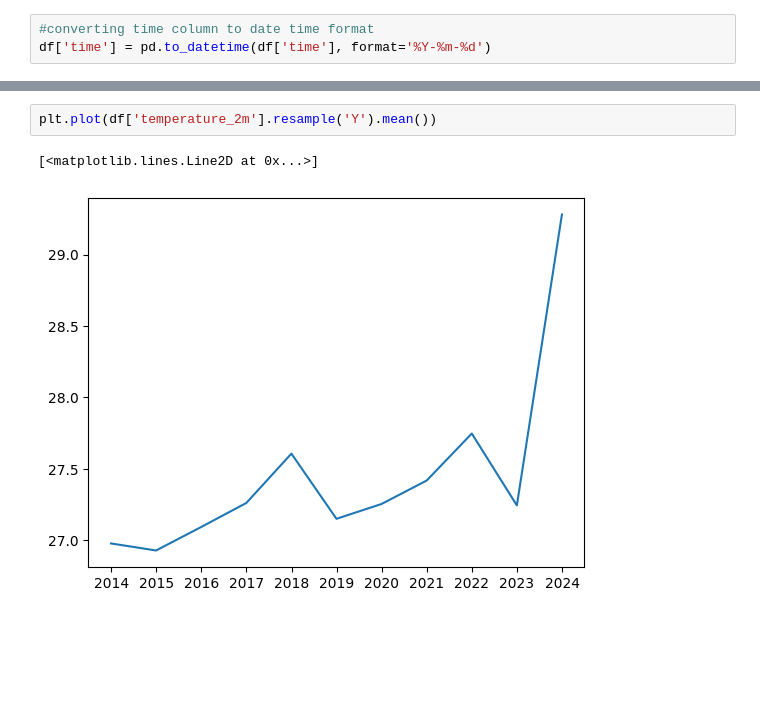
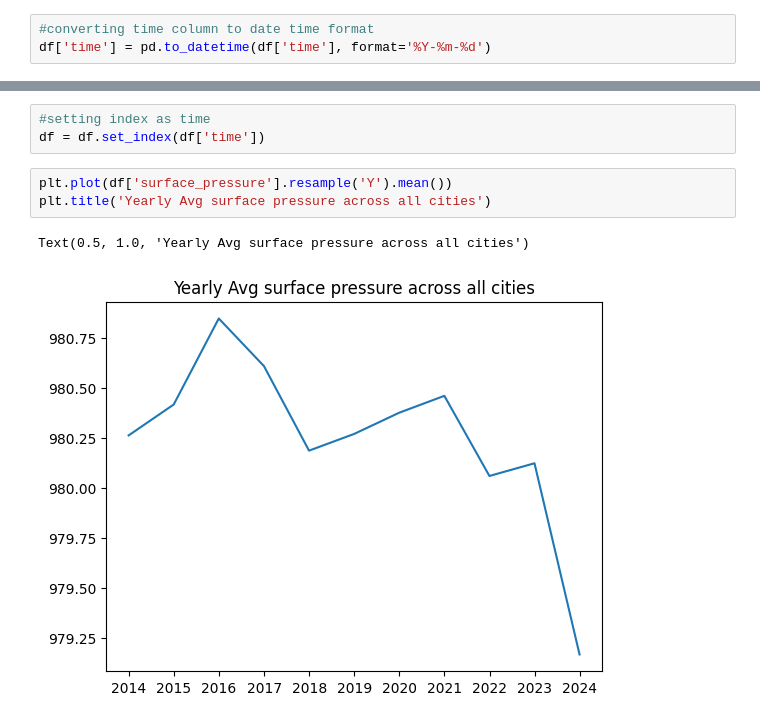
Before and after one commit to vdavidanalyst/Weather_wiz, a Jupyter notebook: analysis.ipynb, the cells around one changed output, grey strips where cells are left out. Cells and saved outputs as stored; diff of their text form; blank space fills up the shorter version.

```diff
--- a/analysis.ipynb
+++ b/analysis.ipynb
@@ -155,5 +147,9 @@ plt.plot(df['surface_pressure'].resample('Y').mean())
-# %%
-plt.plot(df['temperature_2m'].resample('Y').mean())
-# %% [output]
-[<matplotlib.lines.Line2D at 0x...>]
-[figure, removed]
+# %%
+#setting index as time
+df = df.set_index(df['time'])
+# %%
+plt.plot(df['surface_pressure'].resample('Y').mean())
+plt.title('Yearly Avg surface pressure across all cities')
+# %% [output]
+Text(0.5, 1.0, 'Yearly Avg surface pressure across all cities')
+[figure, added]
```
Also changed, not shown: parts of 4 cells of this notebook.
